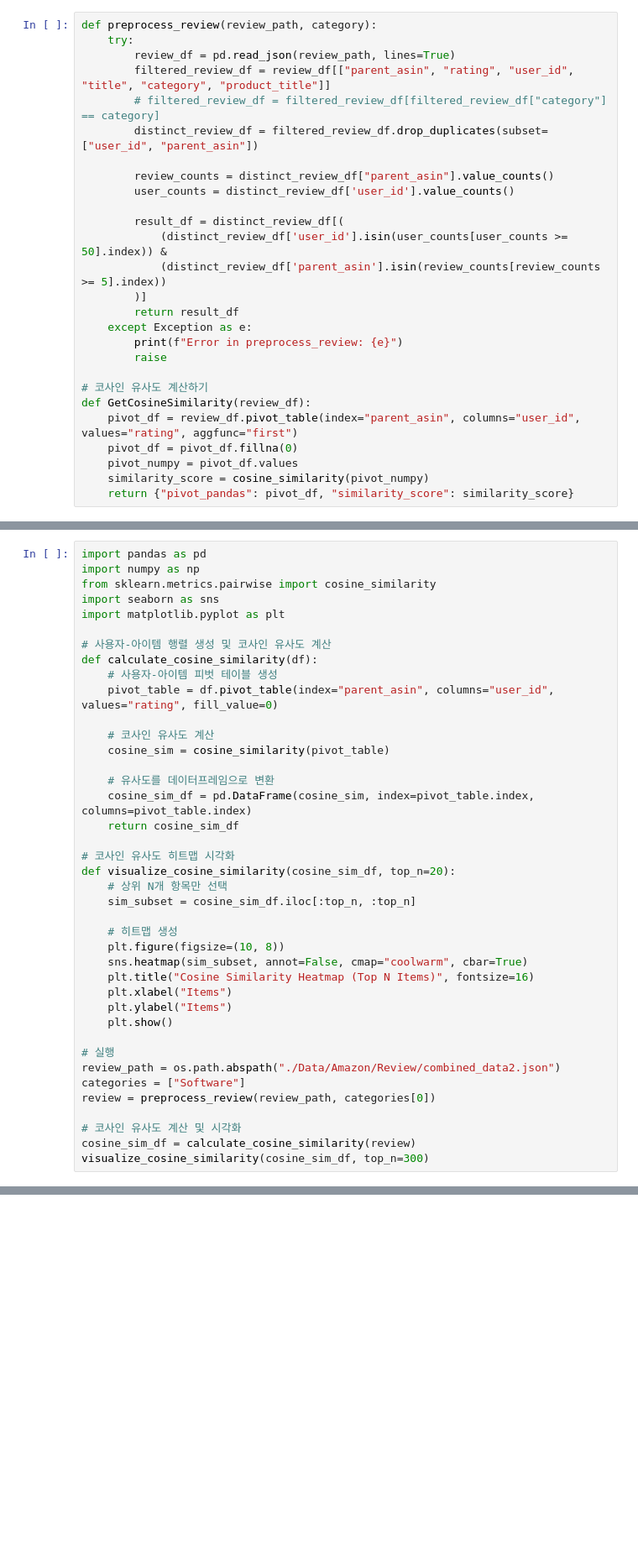
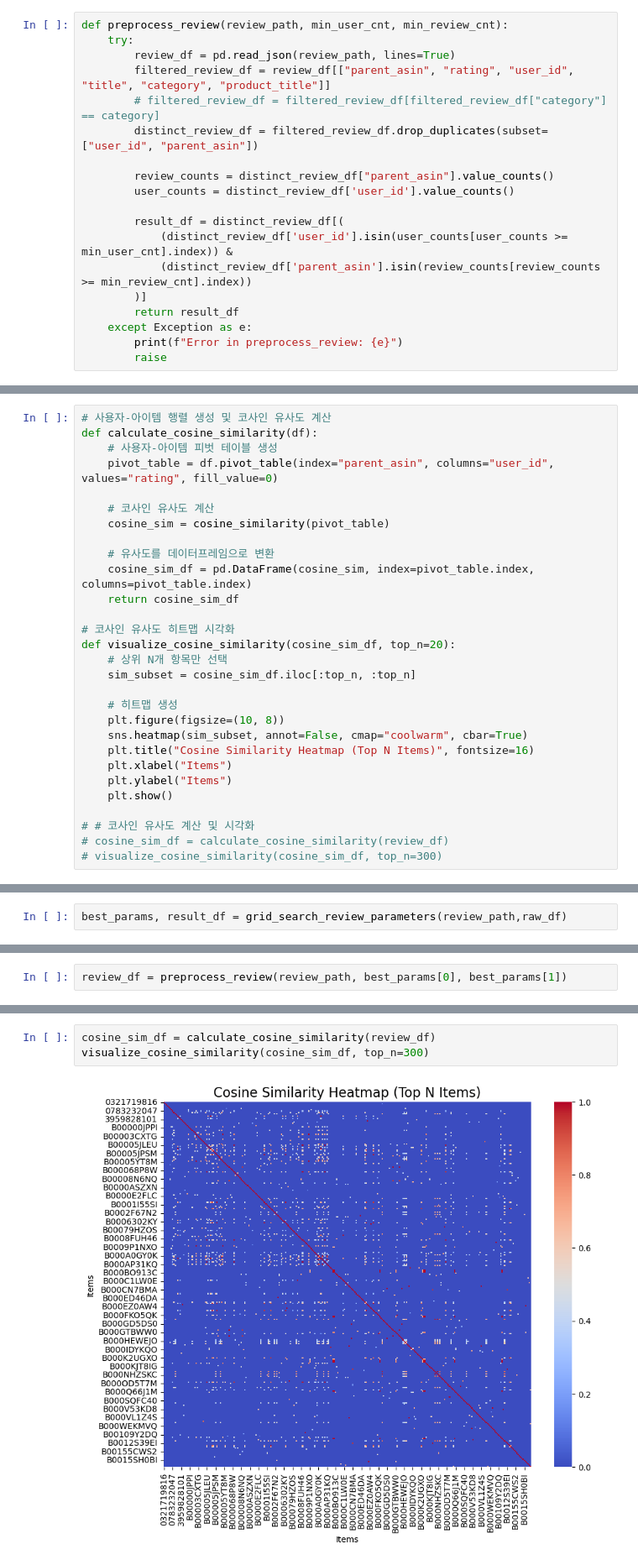
Before and after one commit to tpgus2603/DataMining, a Jupyter notebook: AmazonCF.ipynb, the cells around one changed output, grey strips where cells are left out. Shown: that part at 84% size. Cells and saved outputs as stored; diff of their text form; blank space fills up the shorter version.

```diff
--- a/AmazonCF.ipynb
+++ b/AmazonCF.ipynb
@@ -31,5 +39,5 @@ categories = [
 # %%
-def preprocess_review(review_path, category):
+def preprocess_review(review_path, min_user_cnt, min_review_cnt):
     try:
         review_df = pd.read_json(review_path, lines=True)
         filtered_review_df = review_df[["parent_asin", "rating", "user_id", "title", "category", "product_title"]]
@@ -40,18 +48,10 @@ def preprocess_review(review_path, category):
         user_counts = distinct_review_df['user_id'].value_counts()
 
         result_df = distinct_review_df[(
-            (distinct_review_df['user_id'].isin(user_counts[user_counts >= 50].index)) &
-            (distinct_review_df['parent_asin'].isin(review_counts[review_counts >= 5].index))
+            (distinct_review_df['user_id'].isin(user_counts[user_counts >= min_user_cnt].index)) &
+            (distinct_review_df['parent_asin'].isin(review_counts[review_counts >= min_review_cnt].index))
         )]
         return result_df
     except Exception as e:
         print(f"Error in preprocess_review: {e}")
         raise
-
-# 코사인 유사도 계산하기
-def GetCosineSimilarity(review_df):
-    pivot_df = review_df.pivot_table(index="parent_asin", columns="user_id", values="rating", aggfunc="first")
-    pivot_df = pivot_df.fillna(0)
-    pivot_numpy = pivot_df.values
-    similarity_score = cosine_similarity(pivot_numpy)
-    return {"pivot_pandas": pivot_df, "similarity_score": similarity_score}
@@ -294,10 +232,4 @@ Item: B00CKOYVG8, Category: Software Title: Angry Birds Friends, Similarity: 0.3
 # %%
-import pandas as pd
-import numpy as np
-from sklearn.metrics.pairwise import cosine_similarity
-import seaborn as sns
-import matplotlib.pyplot as plt
-
 # 사용자-아이템 행렬 생성 및 코사인 유사도 계산
 def calculate_cosine_similarity(df):
     # 사용자-아이템 피벗 테이블 생성
@@ -323,11 +255,6 @@ def visualize_cosine_similarity(cosine_sim_df, top_n=20):
     plt.ylabel("Items")
     plt.show()
 
-# 실행
-review_path = os.path.abspath("./Data/Amazon/Review/combined_data2.json")
-categories = ["Software"]
-review = preprocess_review(review_path, categories[0])
-
-# 코사인 유사도 계산 및 시각화
-cosine_sim_df = calculate_cosine_similarity(review)
-visualize_cosine_similarity(cosine_sim_df, top_n=300)
+# # 코사인 유사도 계산 및 시각화
+# cosine_sim_df = calculate_cosine_similarity(review_df)
+# visualize_cosine_similarity(cosine_sim_df, top_n=300)
@@ -379,0 +343,2 @@ sorted_review_df = sort_review(review)
+# %%
+best_params, result_df = grid_search_review_parameters(review_path,raw_df)
@@ -379,0 +363,2 @@ sorted_review_df = sort_review(review)
+# %%
+review_df = preprocess_review(review_path, best_params[0], best_params[1])
@@ -379,0 +402,5 @@ sorted_review_df = sort_review(review)
+# %%
+cosine_sim_df = calculate_cosine_similarity(review_df)
+visualize_cosine_similarity(cosine_sim_df, top_n=300)
+# %% [output]
+[figure, added]
```
Also changed, not shown: parts of 24 cells of this notebook.
